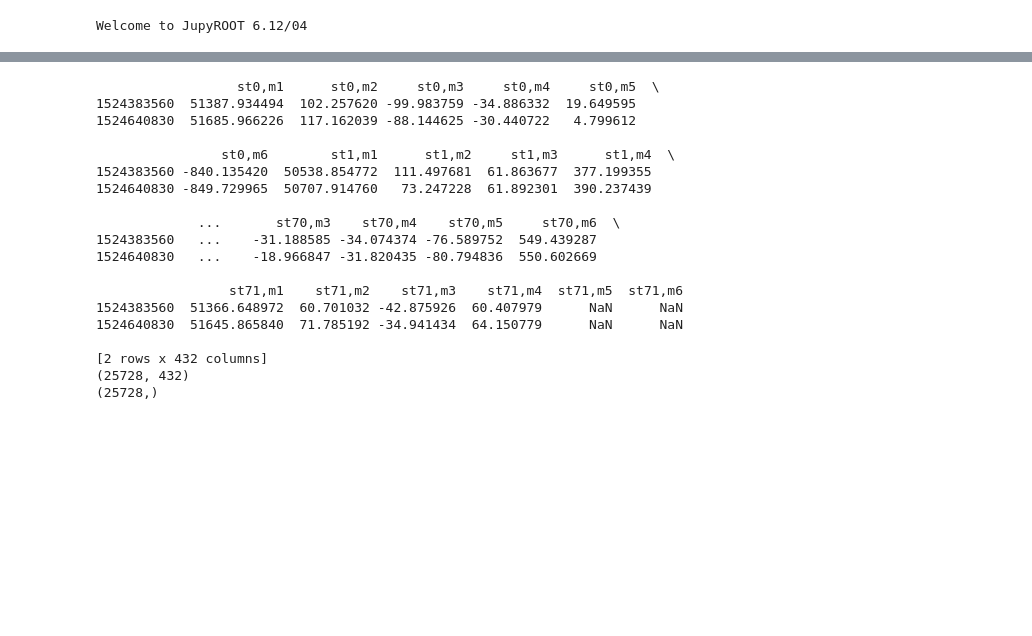
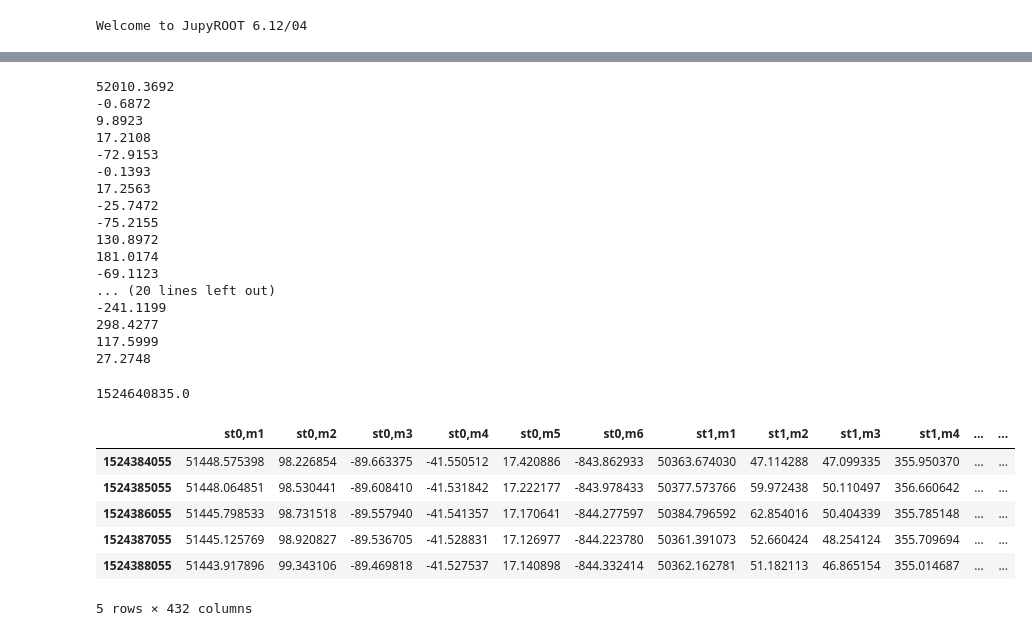
Before and after one commit to aetb/trfp, a Jupyter notebook: 60hr_analysis.ipynb, the cells around one changed output, grey strips where cells are left out. Saved outputs shown, nothing was run; the diff lists cells and outputs as text; code cells hidden in the pictures; blank space fills up the shorter version.

```diff
--- a/60hr_analysis.ipynb
+++ b/60hr_analysis.ipynb
@@ -209,35 +234,60 @@ Done.
+# %%
+# The un-drift corrected trolley average
+
+for x in np.round(np.matmul(np.transpose(tr_baseline_1),summed_azimuth_1)/360, 4):
+    print x
+
+print '\n'
+
+for x in np.round(np.matmul(np.transpose(tr_baseline_2),summed_azimuth_2)/360, 4):
+    print x
+# %% [output]
+52010.3692
+-0.6872
+9.8923
+17.2108
+-72.9153
+-0.1393
+17.2563
+-25.7472
+-75.2155
+130.8972
+181.0174
+-69.1123
+... (20 lines left out)
+-241.1199
+298.4277
+117.5999
+27.2748
+# %%
+vtr_df.index.values[-1]
+# %% [output]
+1524640835.0
 # %%
 # bin into the agreed upon bins
 
-bins = np.arange(1524383560, 1524640850, 10)-5
-bin_centers = np.arange(1524383560, 1524640840, 10)
+bins = np.arange(1524384055, 1524641055, 1000)-500
+bin_centers = np.arange(1524384055, 1524640055, 1000)
+
+# bins = np.arange(1524383560, 1524640850, 10)-5
+# bin_centers = np.arange(1524383560, 1524640840, 10)
 
 vtr_time_bin_df = vtr_df.groupby(pd.cut(vtr_df.index,bins)).mean()
 vtr_time_bin_df.index = bin_centers
+vtr_time_bin_df.head()
+
 
 # print vtr_time_bin_df.iloc[[0,-1]]
 # print vtr_time_bin_df.shape
 # print bin_centers.shape
 # %% [output]
+|  | st0,m1 | st0,m2 | st0,m3 | st0,m4 | st0,m5 | st0,m6 | st1,m1 | st1,m2 | st1,m3 | st1,m4 | ... | ... |
+| 1524384055 | 51448.575398 | 98.226854 | -89.663375 | -41.550512 | 17.420886 | -843.862933 | 50363.674030 | 47.114288 | 47.099335 | 355.950370 | ... | ... |
+| 1524385055 | 51448.064851 | 98.530441 | -89.608410 | -41.531842 | 17.222177 | -843.978433 | 50377.573766 | 59.972438 | 50.110497 | 356.660642 | ... | ... |
+| 1524386055 | 51445.798533 | 98.731518 | -89.557940 | -41.541357 | 17.170641 | -844.277597 | 50384.796592 | 62.854016 | 50.404339 | 355.785148 | ... | ... |
+| 1524387055 | 51445.125769 | 98.920827 | -89.536705 | -41.528831 | 17.126977 | -844.223780 | 50361.391073 | 52.660424 | 48.254124 | 355.709694 | ... | ... |
+| 1524388055 | 51443.917896 | 99.343106 | -89.469818 | -41.527537 | 17.140898 | -844.332414 | 50362.162781 | 51.182113 | 46.865154 | 355.014687 | ... | ... |
-                  st0,m1      st0,m2     st0,m3     st0,m4     st0,m5  \
-1524383560  51387.934494  102.257620 -99.983759 -34.886332  19.649595
-1524640830  51685.966226  117.162039 -88.144625 -30.440722   4.799612
-
-                st0,m6        st1,m1      st1,m2     st1,m3      st1,m4  \
-1524383560 -840.135420  50538.854772  111.497681  61.863677  377.199355
-1524640830 -849.729965  50707.914760   73.247228  61.892301  390.237439
-
-             ...       st70,m3    st70,m4    st70,m5     st70,m6  \
-1524383560   ...    -31.188585 -34.074374 -76.589752  549.439287
-1524640830   ...    -18.966847 -31.820435 -80.794836  550.602669
-
-                 st71,m1    st71,m2    st71,m3    st71,m4  st71,m5  st71,m6
-1524383560  51366.648972  60.701032 -42.875926  60.407979      NaN      NaN
-1524640830  51645.865840  71.785192 -34.941434  64.150779      NaN      NaN
-
-[2 rows x 432 columns]
-(25728, 432)
-(25728,)
+5 rows × 432 columns
 # %%
 test_df = vtr_time_bin_df.copy()
 
```
Also changed, not shown: parts of 9 cells of this notebook, 11 other files.
